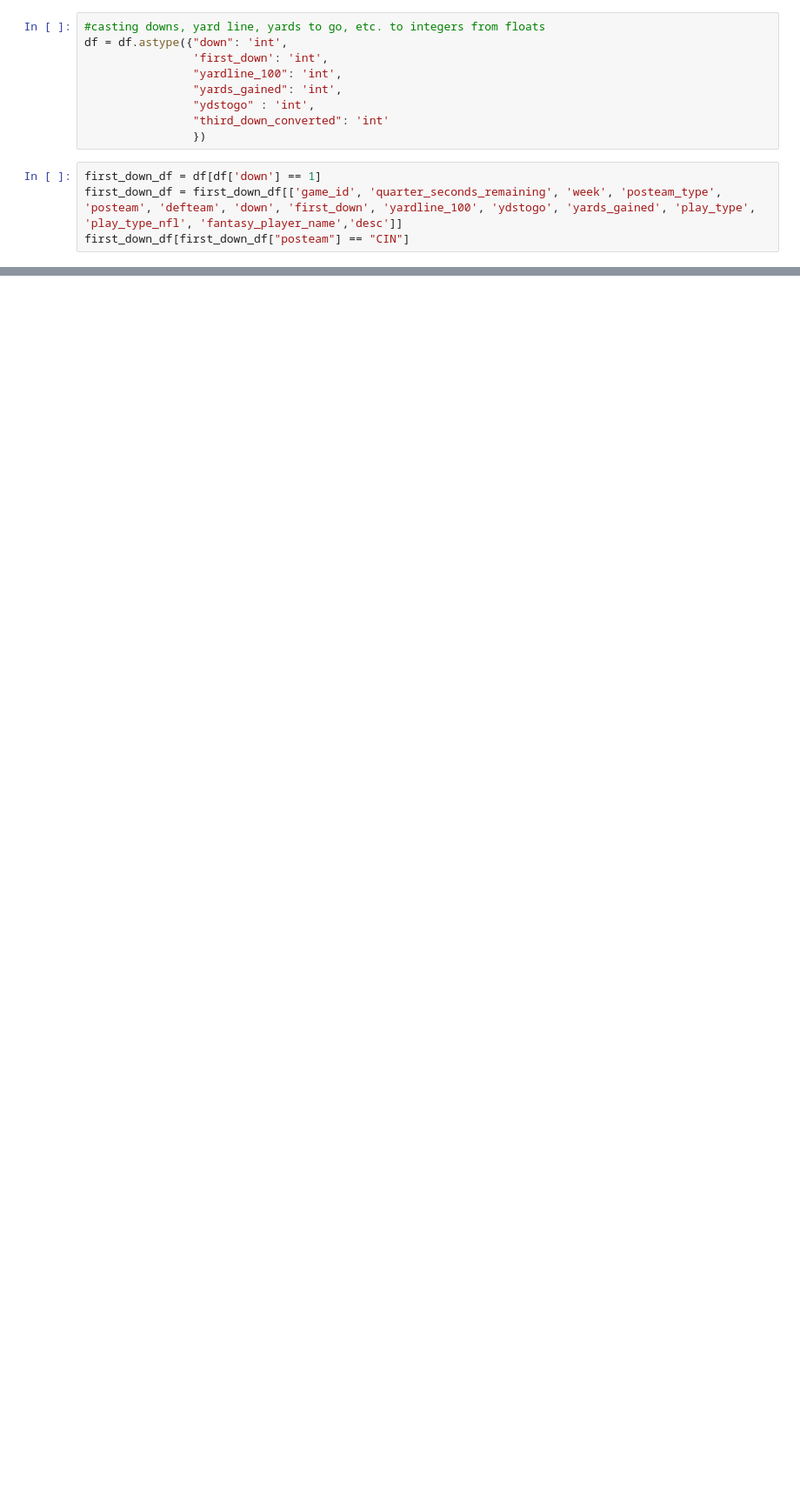
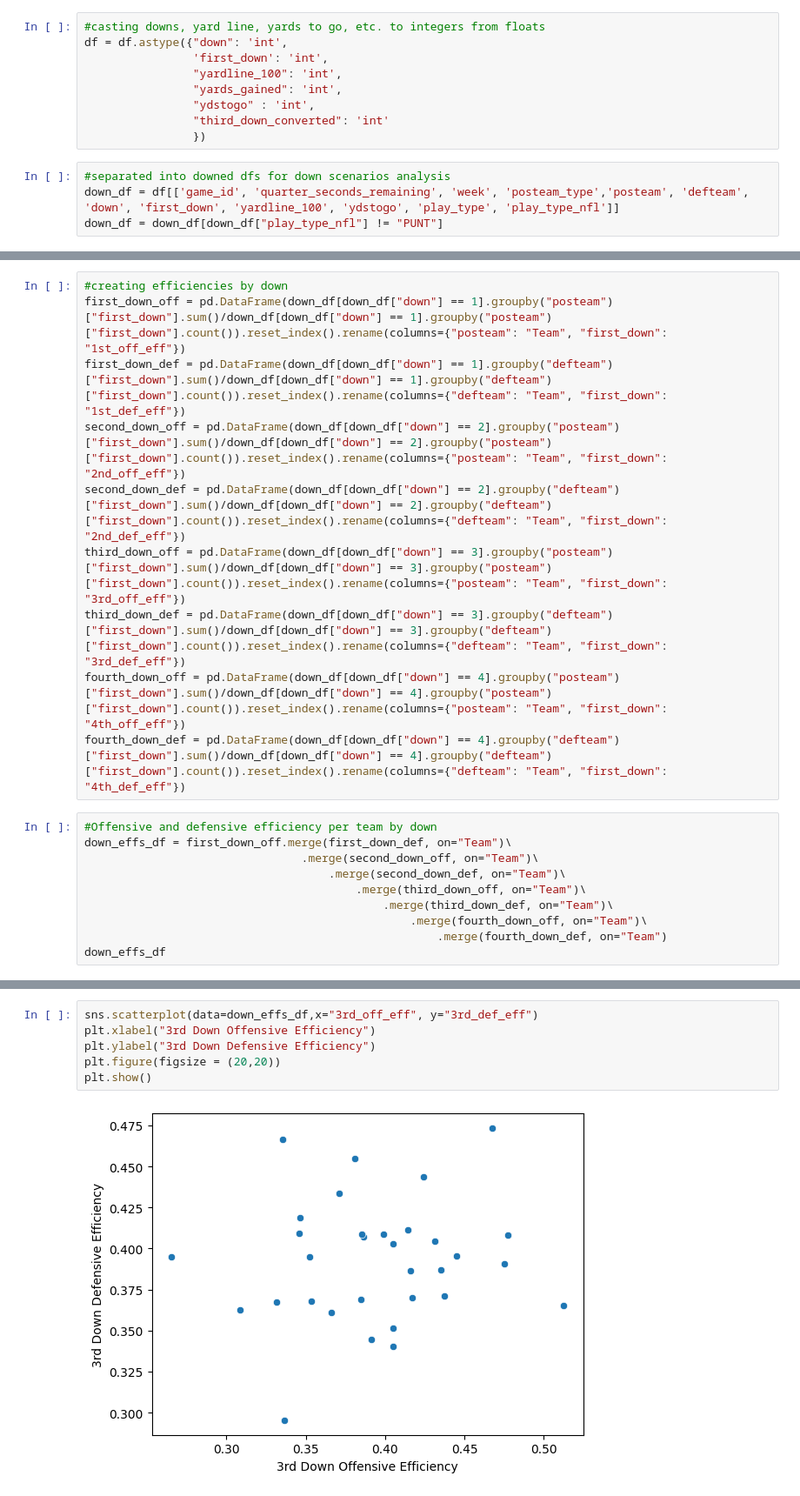
Before and after one commit to Scavo1225/NFL_analytics, a Jupyter notebook: notebooks/data.ipynb, the cells around one changed output, grey strips where cells are left out. Shown at 87% size. Cells and saved outputs as stored; diff of their text form; blank space fills up the shorter version.

Commit message:
efficiencies by down

```diff
--- a/notebooks/data.ipynb
+++ b/notebooks/data.ipynb
@@ -87,6 +108,6 @@ df = df.astype({"down": 'int',
                 "third_down_converted": 'int'
                 })
 # %%
-first_down_df = df[df['down'] == 1]
-first_down_df = first_down_df[['game_id', 'quarter_seconds_remaining', 'week', 'posteam_type', 'posteam', 'defteam', 'down', 'first_down', 'yardline_100', 'ydstogo', 'yards_gained', 'play_type', 'play_type_nfl', 'fantasy_player_name','desc']]
-first_down_df[first_down_df["posteam"] == "CIN"]
+#separated into downed dfs for down scenarios analysis
+down_df = df[['game_id', 'quarter_seconds_remaining', 'week', 'posteam_type','posteam', 'defteam', 'down', 'first_down', 'yardline_100', 'ydstogo', 'play_type', 'play_type_nfl']]
+down_df = down_df[down_df["play_type_nfl"] != "PUNT"]
@@ -127,0 +114,20 @@ Name: yards_gained, dtype: int64
+# %%
+#creating efficiencies by down
+first_down_off = pd.DataFrame(down_df[down_df["down"] == 1].groupby("posteam")["first_down"].sum()/down_df[down_df["down"] == 1].groupby("posteam")["first_down"].count()).reset_index().rename(columns={"posteam": "Team", "first_down": "1st_off_eff"})
+first_down_def = pd.DataFrame(down_df[down_df["down"] == 1].groupby("defteam")["first_down"].sum()/down_df[down_df["down"] == 1].groupby("defteam")["first_down"].count()).reset_index().rename(columns={"defteam": "Team", "first_down": "1st_def_eff"})
+second_down_off = pd.DataFrame(down_df[down_df["down"] == 2].groupby("posteam")["first_down"].sum()/down_df[down_df["down"] == 2].groupby("posteam")["first_down"].count()).reset_index().rename(columns={"posteam": "Team", "first_down": "2nd_off_eff"})
+second_down_def = pd.DataFrame(down_df[down_df["down"] == 2].groupby("defteam")["first_down"].sum()/down_df[down_df["down"] == 2].groupby("defteam")["first_down"].count()).reset_index().rename(columns={"defteam": "Team", "first_down": "2nd_def_eff"})
+third_down_off = pd.DataFrame(down_df[down_df["down"] == 3].groupby("posteam")["first_down"].sum()/down_df[down_df["down"] == 3].groupby("posteam")["first_down"].count()).reset_index().rename(columns={"posteam": "Team", "first_down": "3rd_off_eff"})
+third_down_def = pd.DataFrame(down_df[down_df["down"] == 3].groupby("defteam")["first_down"].sum()/down_df[down_df["down"] == 3].groupby("defteam")["first_down"].count()).reset_index().rename(columns={"defteam": "Team", "first_down": "3rd_def_eff"})
+fourth_down_off = pd.DataFrame(down_df[down_df["down"] == 4].groupby("posteam")["first_down"].sum()/down_df[down_df["down"] == 4].groupby("posteam")["first_down"].count()).reset_index().rename(columns={"posteam": "Team", "first_down": "4th_off_eff"})
+fourth_down_def = pd.DataFrame(down_df[down_df["down"] == 4].groupby("defteam")["first_down"].sum()/down_df[down_df["down"] == 4].groupby("defteam")["first_down"].count()).reset_index().rename(columns={"defteam": "Team", "first_down": "4th_def_eff"})
+# %%
+#Offensive and defensive efficiency per team by down
+down_effs_df = first_down_off.merge(first_down_def, on="Team")\
+                                .merge(second_down_off, on="Team")\
+                                    .merge(second_down_def, on="Team")\
+                                        .merge(third_down_off, on="Team")\
+                                            .merge(third_down_def, on="Team")\
+                                                .merge(fourth_down_off, on="Team")\
+                                                    .merge(fourth_down_def, on="Team")
+down_effs_df
@@ -127,0 +152,8 @@ Name: yards_gained, dtype: int64
+# %%
+sns.scatterplot(data=down_effs_df,x="3rd_off_eff", y="3rd_def_eff")
+plt.xlabel("3rd Down Offensive Efficiency")
+plt.ylabel("3rd Down Defensive Efficiency")
+plt.figure(figsize = (20,20))
+plt.show()
+# %% [output]
+[figure, added]
```
Also changed, not shown: parts of 10 cells of this notebook, 2 other files.
